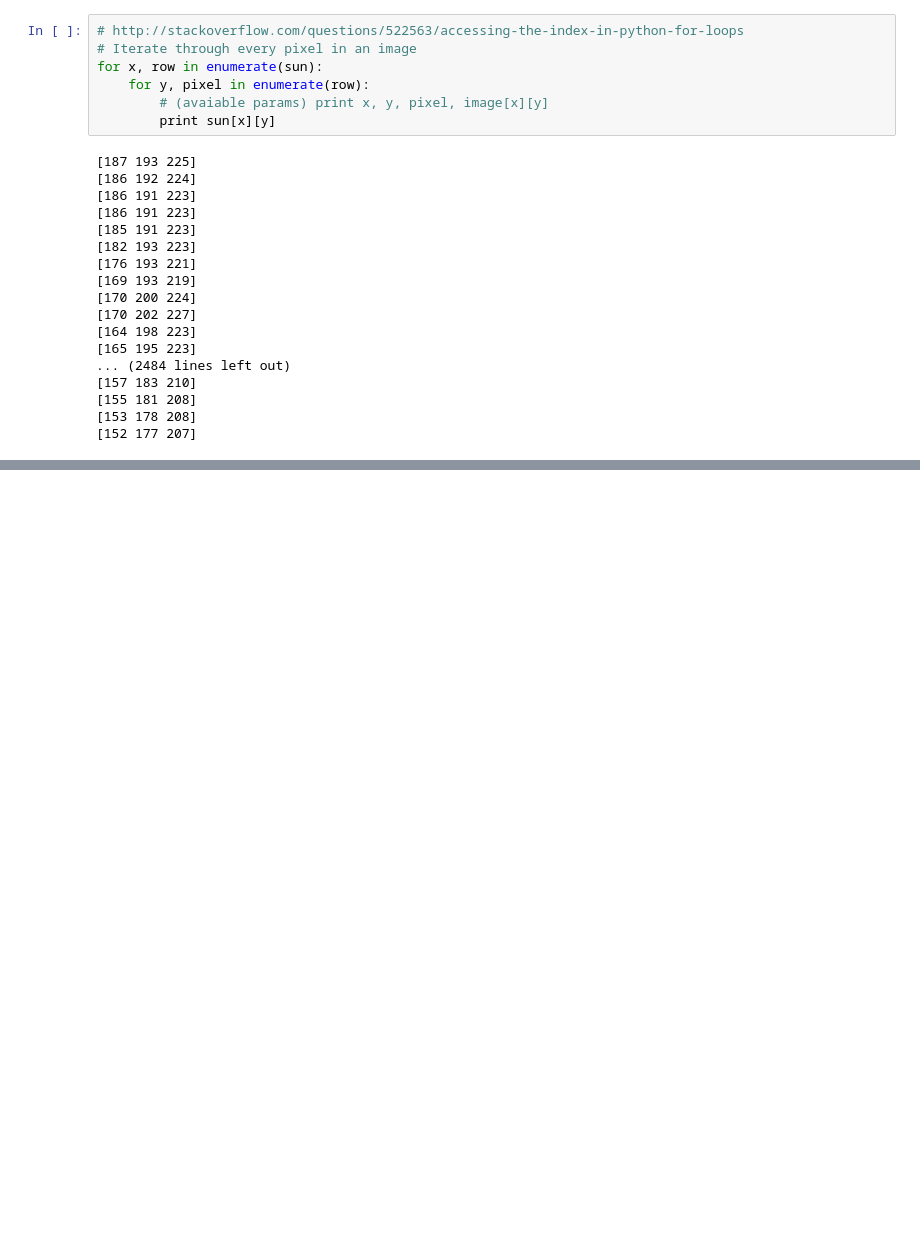
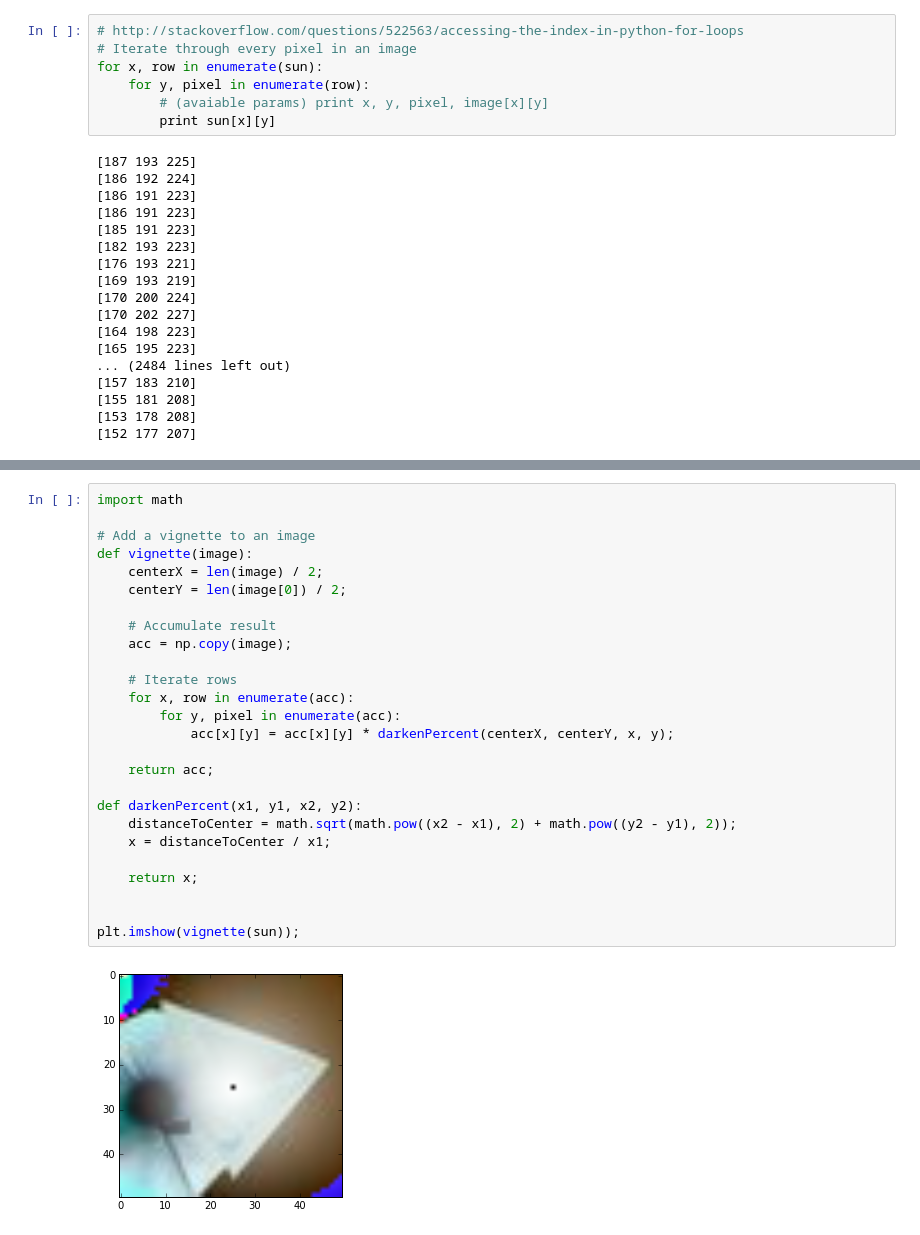
Before and after one commit to alexjohnson505/image-filter, a Jupyter notebook: image-filter.ipynb, the cells around one changed output, grey strips where cells are left out. Drawn from its saved outputs; the diff is of its cells as text; blank space fills up the shorter version.

Commit message:
Bugged vignette

```diff
--- a/image-filter.ipynb
+++ b/image-filter.ipynb
@@ -194,3 +195,31 @@ def blendImages(img1, img2):
 plt.imshow(blendImages(sun, sepia(sun)));
 # %% [output]
 [figure]
+# %%
+import math
+
+# Add a vignette to an image
+def vignette(image):
+    centerX = len(image) / 2;
+    centerY = len(image[0]) / 2;
+
+    # Accumulate result
+    acc = np.copy(image);
+
+    # Iterate rows
+    for x, row in enumerate(acc):
+        for y, pixel in enumerate(acc):
+            acc[x][y] = acc[x][y] * darkenPercent(centerX, centerY, x, y);
+
+    return acc;
+
+def darkenPercent(x1, y1, x2, y2):
+    distanceToCenter = math.sqrt(math.pow((x2 - x1), 2) + math.pow((y2 - y1), 2));
+    x = distanceToCenter / x1;
+
+    return x;
+
+
+plt.imshow(vignette(sun));
+# %% [output]
+[figure, added]
```
Also changed, not shown: parts of 1 cell of this notebook.
